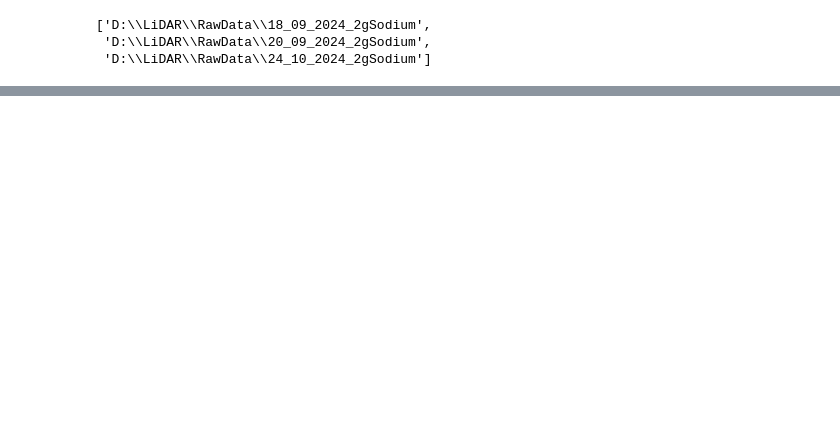
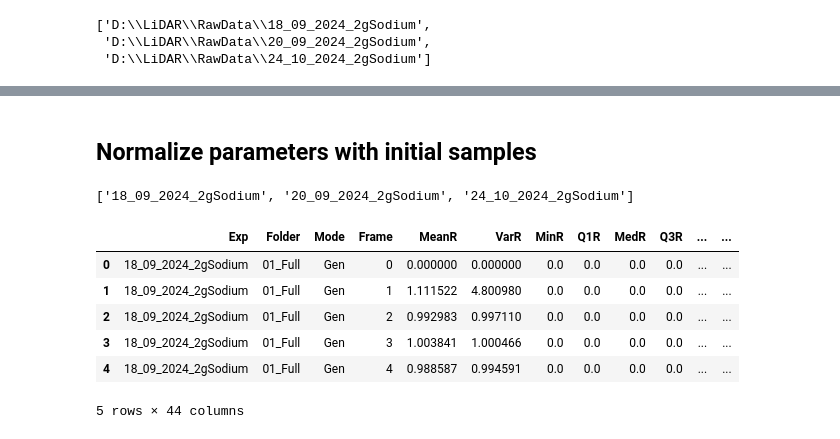
Before and after one commit to muthuganeshece/MLProjects, a Jupyter notebook: LIDAR/Notebook/StatisticalConversion.ipynb, the cells around one changed output, grey strips where cells are left out. Cells and saved outputs as stored; diff of their text form; code cells hidden in the pictures; blank space fills up the shorter version.

```diff
--- a/LIDAR/Notebook/StatisticalConversion.ipynb
+++ b/LIDAR/Notebook/StatisticalConversion.ipynb
@@ -315,0 +167,7 @@ sns.barplot(data=df_degen[df_degen['Exp'] == '18_09_2024_2gSodium'], y='MeanSig'
+# %% [markdown]
+## Normalize parameters with initial samples
+# %%
+exp_name = list(df['Exp'].unique())
+exp_name
+# %% [output]
+['18_09_2024_2gSodium', '20_09_2024_2gSodium', '24_10_2024_2gSodium']
@@ -315,0 +187,10 @@ sns.barplot(data=df_degen[df_degen['Exp'] == '18_09_2024_2gSodium'], y='MeanSig'
+# %%
+df_norm.head()
+# %% [output]
+|  | Exp | Folder | Mode | Frame | MeanR | VarR | MinR | Q1R | MedR | Q3R | ... | ... |
+| 0 | 18_09_2024_2gSodium | 01_Full | Gen | 0 | 0.000000 | 0.000000 | 0.0 | 0.0 | 0.0 | 0.0 | ... | ... |
+| 1 | 18_09_2024_2gSodium | 01_Full | Gen | 1 | 1.111522 | 4.800980 | 0.0 | 0.0 | 0.0 | 0.0 | ... | ... |
+| 2 | 18_09_2024_2gSodium | 01_Full | Gen | 2 | 0.992983 | 0.997110 | 0.0 | 0.0 | 0.0 | 0.0 | ... | ... |
+| 3 | 18_09_2024_2gSodium | 01_Full | Gen | 3 | 1.003841 | 1.000466 | 0.0 | 0.0 | 0.0 | 0.0 | ... | ... |
+| 4 | 18_09_2024_2gSodium | 01_Full | Gen | 4 | 0.988587 | 0.994591 | 0.0 | 0.0 | 0.0 | 0.0 | ... | ... |
+5 rows × 44 columns
```
Also changed, not shown: parts of 68 cells of this notebook.
